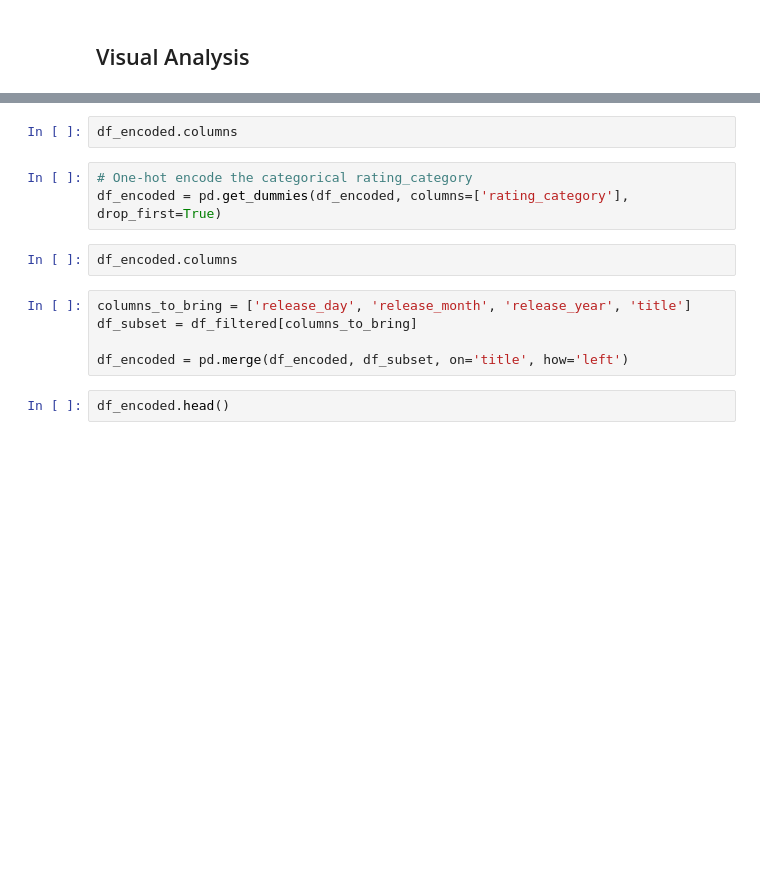
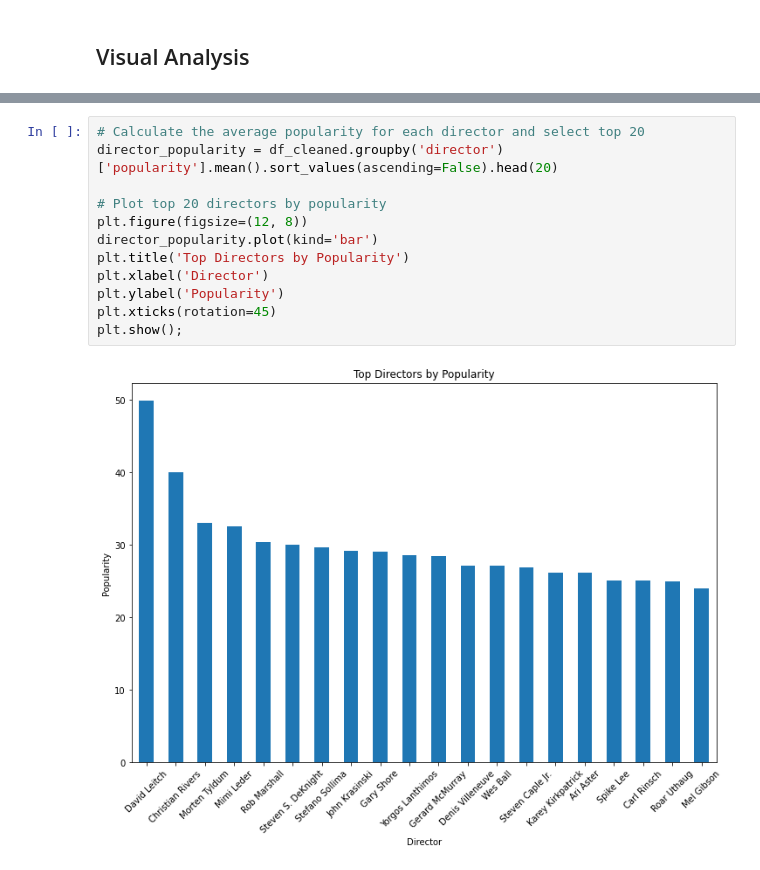
Before and after one commit to e-mackoy/film-analytics, a Jupyter notebook: code/eda.ipynb, the cells around one changed output, grey strips where cells are left out. Drawn from its saved outputs; the diff is of its cells as text; blank space fills up the shorter version.

```diff
--- a/code/eda.ipynb
+++ b/code/eda.ipynb
@@ -215,14 +149,14 @@ studio_df.columns[20:]
-# %%
-df_encoded.columns
-# %%
-# One-hot encode the categorical rating_category
-df_encoded = pd.get_dummies(df_encoded, columns=['rating_category'], drop_first=True)
-# %%
-df_encoded.columns
-# %%
-columns_to_bring = ['release_day', 'release_month', 'release_year', 'title']
-df_subset = df_filtered[columns_to_bring]
-
-df_encoded = pd.merge(df_encoded, df_subset, on='title', how='left')
-# %%
-df_encoded.head()
+# %%
+# Calculate the average popularity for each director and select top 20
+director_popularity = df_cleaned.groupby('director')['popularity'].mean().sort_values(ascending=False).head(20)
+
+# Plot top 20 directors by popularity
+plt.figure(figsize=(12, 8))
+director_popularity.plot(kind='bar')
+plt.title('Top Directors by Popularity')
+plt.xlabel('Director')
+plt.ylabel('Popularity')
+plt.xticks(rotation=45)
+plt.show();
+# %% [output]
+[figure, added]
```
Also changed, not shown: parts of 48 cells of this notebook, 3 other files.
